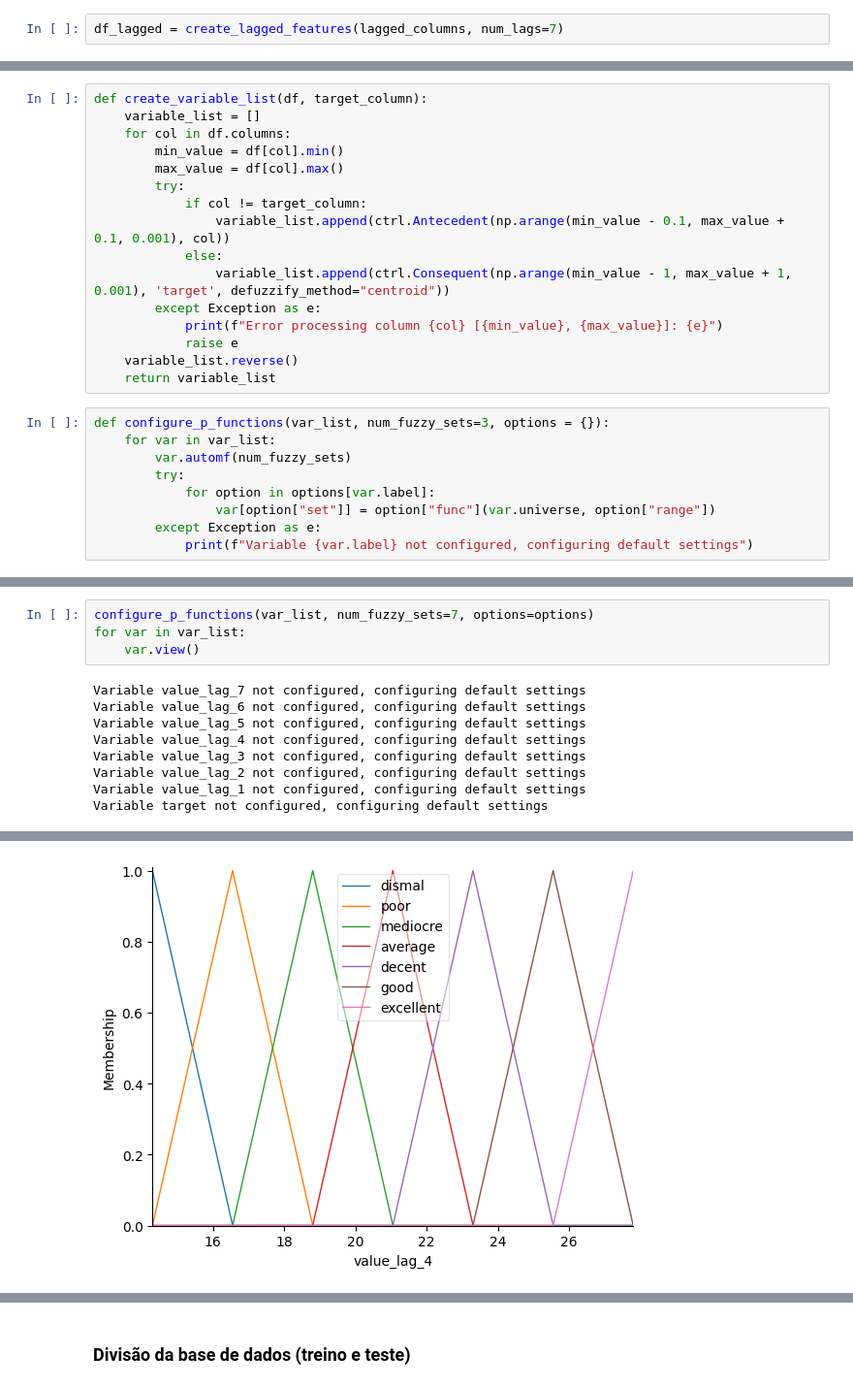
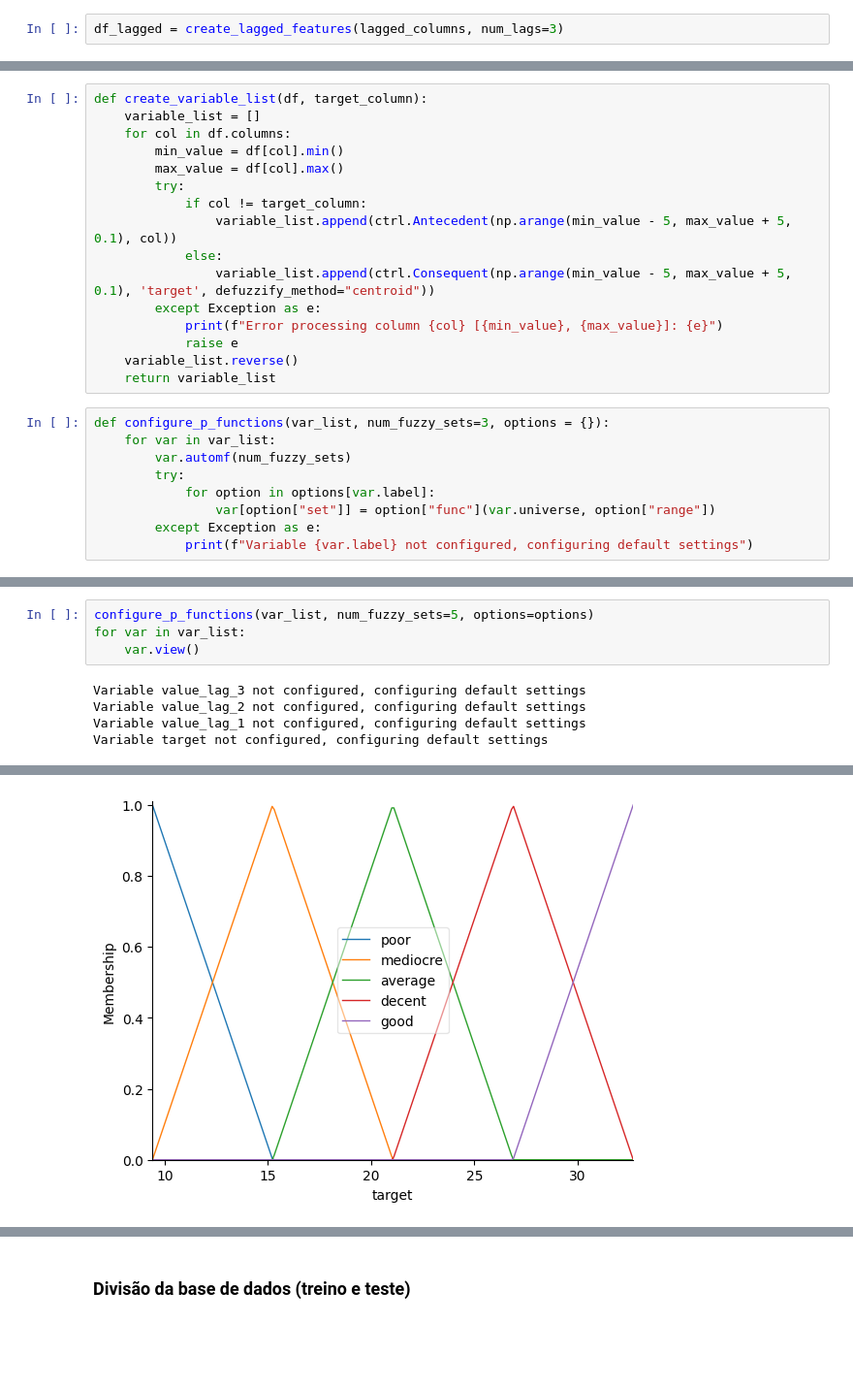
Before and after one commit to DoctorTangerina/fuzzy-logic, a Jupyter notebook: trabalho_1/trabalho_1.ipynb, the cells around one changed output, grey strips where cells are left out. Shown at 97% size. Drawn from its saved outputs; the diff is of its cells as text; blank space fills up the shorter version.

```diff
--- a/trabalho_1/trabalho_1.ipynb
+++ b/trabalho_1/trabalho_1.ipynb
@@ -39,7 +39,7 @@ def create_lagged_features(lagged_columns, num_lags=3):
     lagged_df = lagged_df.drop([col_name for _, col_name in lagged_columns[1:]], axis=1)
     return lagged_df
 # %%
-df_lagged = create_lagged_features(lagged_columns, num_lags=7)
+df_lagged = create_lagged_features(lagged_columns, num_lags=3)
 # %% [markdown]
 ### Criando a variável linguística para cada um dos lags do problema.
 
@@ -54,9 +54,9 @@ def create_variable_list(df, target_column):
         max_value = df[col].max()
         try:
             if col != target_column:
-                variable_list.append(ctrl.Antecedent(np.arange(min_value - 0.1, max_value + 0.1, 0.001), col))
+                variable_list.append(ctrl.Antecedent(np.arange(min_value - 5, max_value + 5, 0.1), col))
             else:
-                variable_list.append(ctrl.Consequent(np.arange(min_value - 1, max_value + 1, 0.001), 'target', defuzzify_method="centroid"))
+                variable_list.append(ctrl.Consequent(np.arange(min_value - 5, max_value + 5, 0.1), 'target', defuzzify_method="centroid"))
         except Exception as e:
             print(f"Error processing column {col} [{min_value}, {max_value}]: {e}")
             raise e
@@ -180,12 +171,8 @@ for name in lag_vars:
 # %%
-configure_p_functions(var_list, num_fuzzy_sets=7, options=options)
+configure_p_functions(var_list, num_fuzzy_sets=5, options=options)
 for var in var_list:
     var.view()
 # %% [output]
-Variable value_lag_7 not configured, configuring default settings
-Variable value_lag_6 not configured, configuring default settings
-Variable value_lag_5 not configured, configuring default settings
-Variable value_lag_4 not configured, configuring default settings
 Variable value_lag_3 not configured, configuring default settings
 Variable value_lag_2 not configured, configuring default settings
 Variable value_lag_1 not configured, configuring default settings
@@ -196 +183 @@ Variable target not configured, configuring default settings
-[figure, old version]
+[figure, new version]
```
Also changed, not shown: parts of 19 cells of this notebook.
